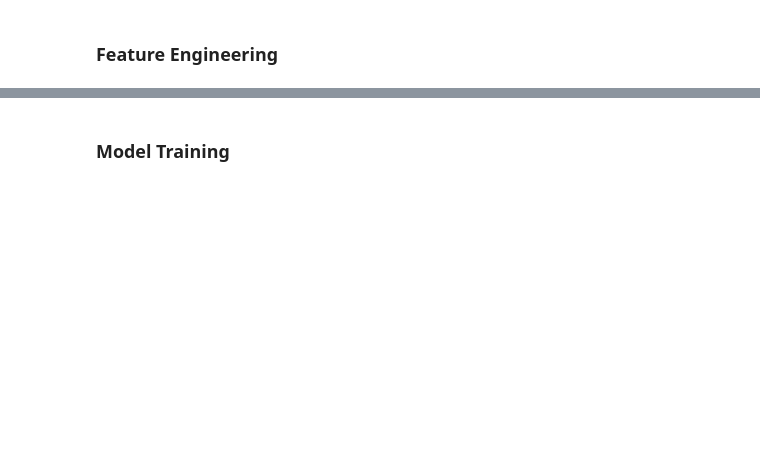
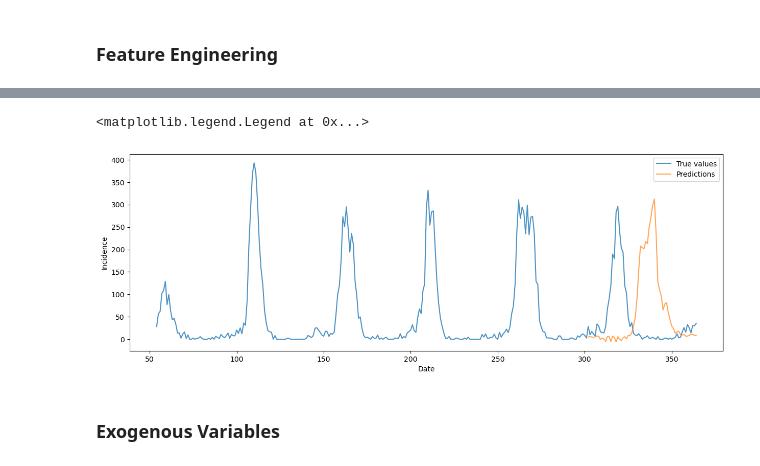
Before and after one commit to th-kl/DSF, a Jupyter notebook: notebooks/ffn_model.ipynb, the cells around one changed output, grey strips where cells are left out. Drawn from its saved outputs; the diff is of its cells as text; code cells hidden in the pictures; blank space fills up the shorter version.

```diff
--- a/notebooks/ffn_model.ipynb
+++ b/notebooks/ffn_model.ipynb
@@ -179,0 +471,8 @@ df_lagged.sort_values(by=['georegion', 'temporal'])
+# %%
+scores_df['RMSE'] = pd.to_numeric(scores_df['RMSE'])
+# Best parameters and score
+best_config_index = scores_df['RMSE'].idxmin()  # This gets the index of the minimum RMSE
+best_config = scores_df.loc[best_config_index]  # Use the index to access the row
+best_score = best_config['RMSE']
+print(f"Best parameters: {best_config}")
+print(f"Best score (RMSE): {best_score}")
@@ -179,0 +510,10 @@ df_lagged.sort_values(by=['georegion', 'temporal'])
+# %%
+best_config = scores_df.loc[239]
+# %%
+best_lag = best_config.values[1]
+best_seasonal_lag = best_config.values[2]
+best_hidden_layers = best_config.values[3]
+best_alpha = best_config.values[4]
+best_batch_size = best_config.values[5]
+best_activation = best_config.values[6]
+best_learning_rate = best_config.values[7]
@@ -180,2 +570,18 @@ df_lagged.sort_values(by=['georegion', 'temporal'])
+# %%
+# Plot the results
+fig, ax = plt.subplots(figsize=(15, 5))
+
+# Plot the true values
+ax.plot(df_lagged['incValue'], label="True values", alpha=0.8)
+ax.plot(y_test.index, forecasts, label='Predictions', alpha=0.7)
+# Plot the predictions
+
+# Add labels and legend
+ax.set_xlabel("Date")
+ax.set_ylabel("Incidence")
+ax.legend()
+# %% [output]
+<matplotlib.legend.Legend at 0x...>
+[figure, added]
 # %% [markdown]
-<h3>Model Training</h3>
+<h3>Exogenous Variables</h3>
```
Also changed, not shown: parts of 20 cells of this notebook.
